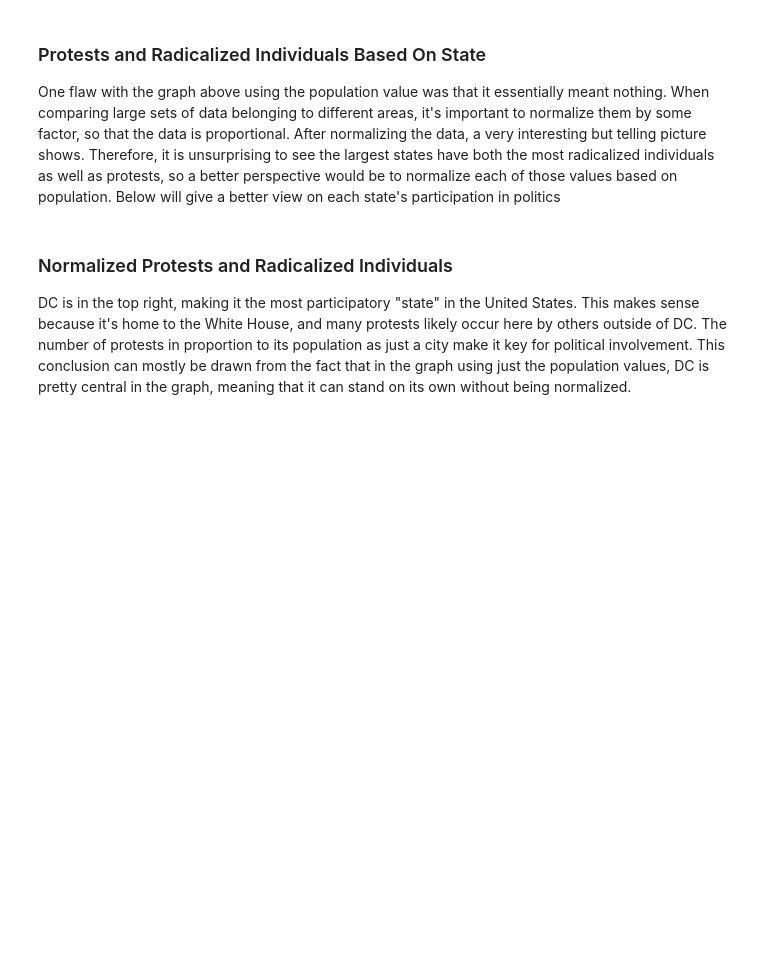
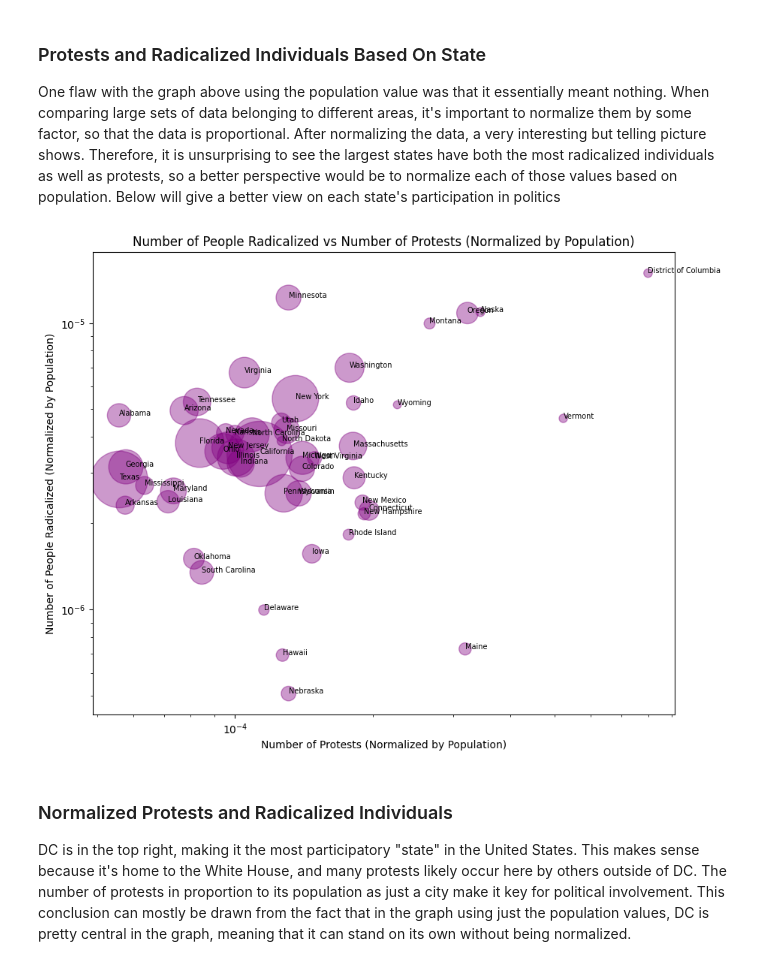
Before and after one commit to MadBeignet/MadBeignet.github.io, a Jupyter notebook: FINAL_Political_Resistance_and_Participation_in_the_US.ipynb, the cells around one changed output. Saved outputs shown, nothing was run; the diff lists cells and outputs as text; code cells hidden in the pictures; blank space fills up the shorter version.

```diff
--- a/FINAL_Political_Resistance_and_Participation_in_the_US.ipynb
+++ b/FINAL_Political_Resistance_and_Participation_in_the_US.ipynb
@@ -379,25 +549,28 @@ One flaw with the graph above using the population value was that it essentially
 # %%
 resistance_data_normalized = resistance_data_merged.copy()
 resistance_data_normalized["Protest_num"] = resistance_data_normalized["Protest_num"]/resistance_data_normalized["Population"]
 resistance_data_normalized["Radicalized_num"] = resistance_data_normalized["Radicalized_num"]/resistance_data_normalized["Population"]
 resistance_data_normalized.plot(kind='scatter',
                      y='Radicalized_num',
                      x='Protest_num',
                      ylabel = "Number of People Radicalized (Normalized by Population)",
                      xlabel = "Number of Protests (Normalized by Population)",
                      title="Number of People Radicalized vs Number of Protests (Normalized by Population)",
                      figsize=(10,8),
                      alpha=0.4,
                      color='purple',
                      #s = resistance_data_merged['Population']
                      s=resistance_data_normalized["Population"].apply({lambda x: x/1e4}))
 plt.xscale("log")
 plt.yscale("log")
 x_vals = list(resistance_data_normalized.reset_index()["Protest_num"])
 y_vals = list(resistance_data_normalized.reset_index()["Radicalized_num"])
-
+x_vals.pop(41)
+y_vals.pop(41)
 for i in range(len(x_vals)):
     plt.text(x=x_vals[i], y=y_vals[i], s=states[i], fontsize=7)
+# %% [output]
+[figure, added]
 # %% [markdown]
 <h3>Normalized Protests and Radicalized Individuals</h3>
 <p>
```
Also changed, not shown: parts of 66 cells of this notebook, 1 other file.
